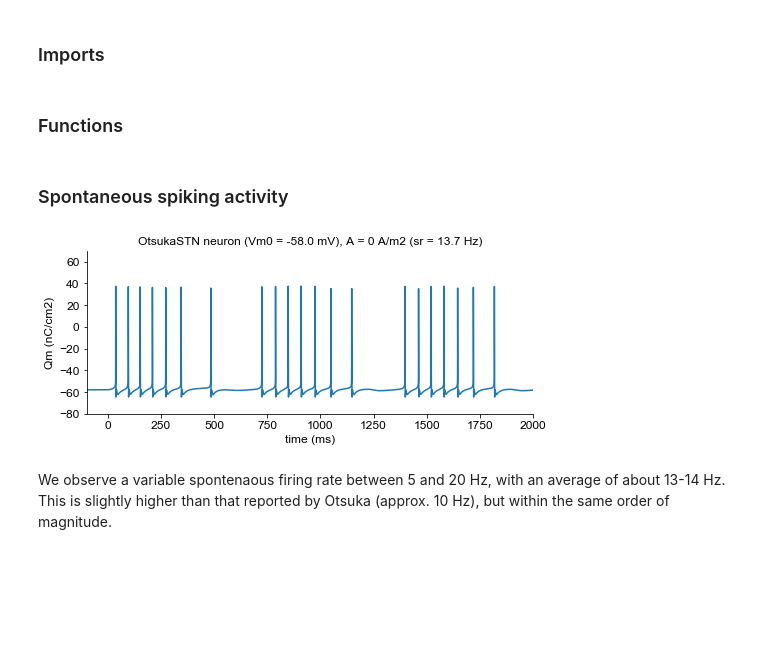
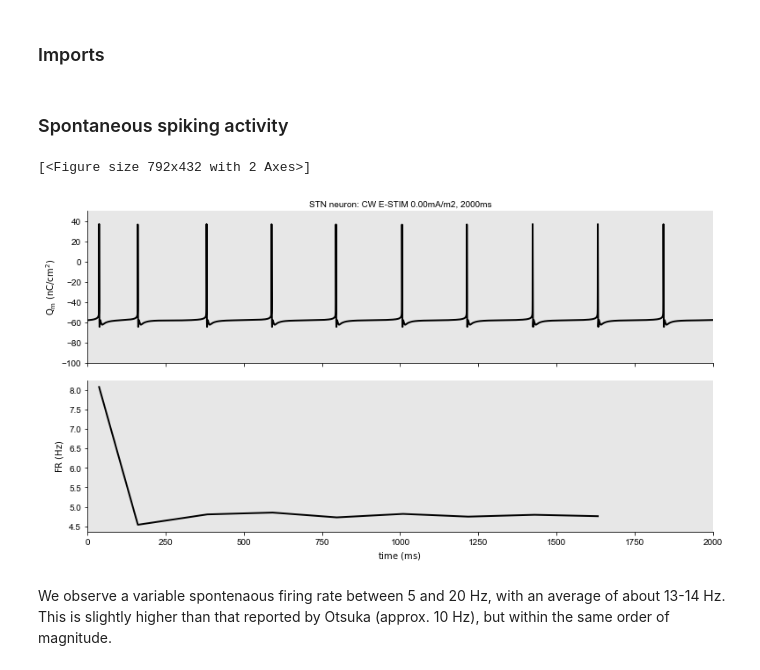
Before and after one commit to scbao/pysonic, a Jupyter notebook: notebooks/STN neuron.ipynb, the cells around one changed output. Drawn from its saved outputs; the diff is of its cells as text; code cells hidden in the pictures; blank space fills up the shorter version.

```diff
--- a/notebooks/STN neuron.ipynb
+++ b/notebooks/STN neuron.ipynb
@@ -17,2 +18,0 @@ pneuron = getPointNeuron('STN')
-# %% [markdown]
-### Functions
@@ -107,9 +19,11 @@ def runAndPlot(pneuron, a, f, A, tstim, toffset, PRF=1e2, DC=1., fs=12, sr_inter
 # %% [markdown]
 ### Spontaneous spiking activity
-# %%
-fig = runAndPlot(pneuron, None, None, 0., 2., 0.)
-# %% [output]
-[figure, removed]
+# %%
+data, meta = pneuron.simulate(0., 2., 0.)
+GroupedTimeSeries([(data, meta)], pltscheme={'Q_m': ['Qm'], 'FR': ['FR']}).render()
+# %% [output]
+[<Figure size 792x432 with 2 Axes>]
+[figure, added]
 # %% [markdown]
 We observe a variable spontenaous firing rate between 5 and 20 Hz, with an average of about 13-14 Hz. This is slightly higher than that reported by Otsuka (approx. 10 Hz), but within the same order of magnitude.
 # %% [markdown]
```
Also changed, not shown: parts of 7 cells of this notebook, 20 other files.
